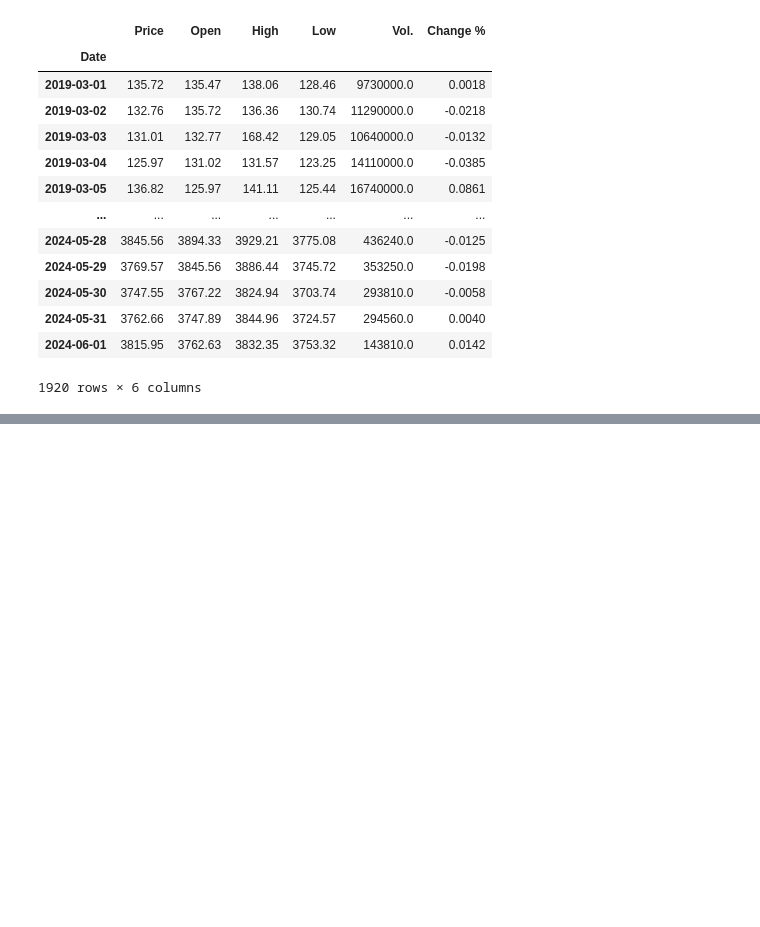
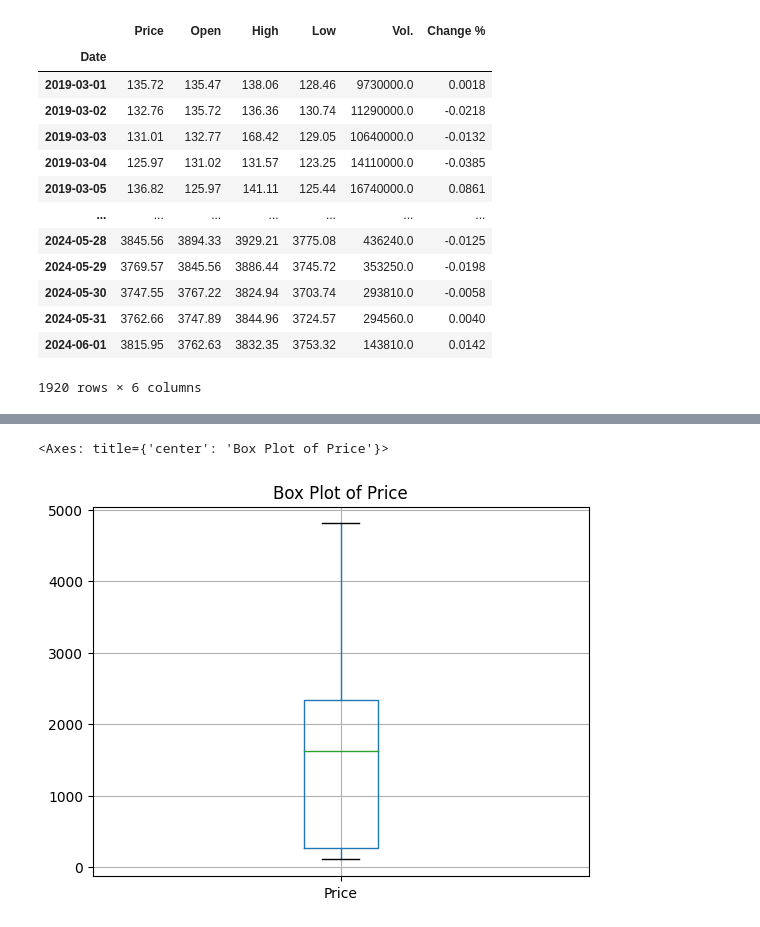
Before and after one commit to vmhoang1703/IS403-Project-Group13, a Jupyter notebook: Ethereum/SARIMAX_ETH_64_73_82.ipynb, the cells around one changed output, grey strips where cells are left out. Drawn from its saved outputs; the diff is of its cells as text; code cells hidden in the pictures; blank space fills up the shorter version.

```diff
--- a/Ethereum/SARIMAX_ETH_64_73_82.ipynb
+++ b/Ethereum/SARIMAX_ETH_64_73_82.ipynb
@@ -305,0 +368,6 @@ plt.plot(eth_df['Price'])
+# %%
+plt.title('Box Plot of Price')
+eth_df.boxplot(column=['Price'])
+# %% [output]
+<Axes: title={'center': 'Box Plot of Price'}>
+[figure, added]
```
Also changed, not shown: parts of 236 cells of this notebook.
